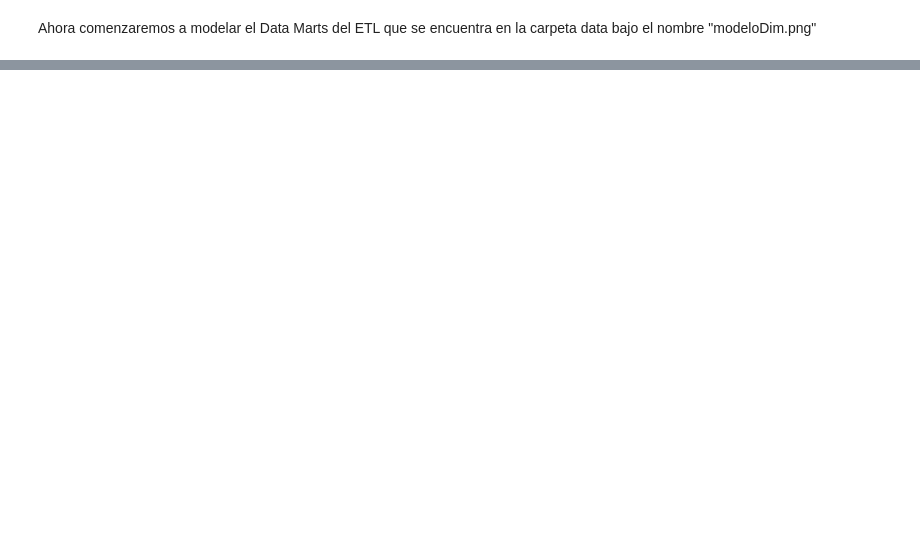
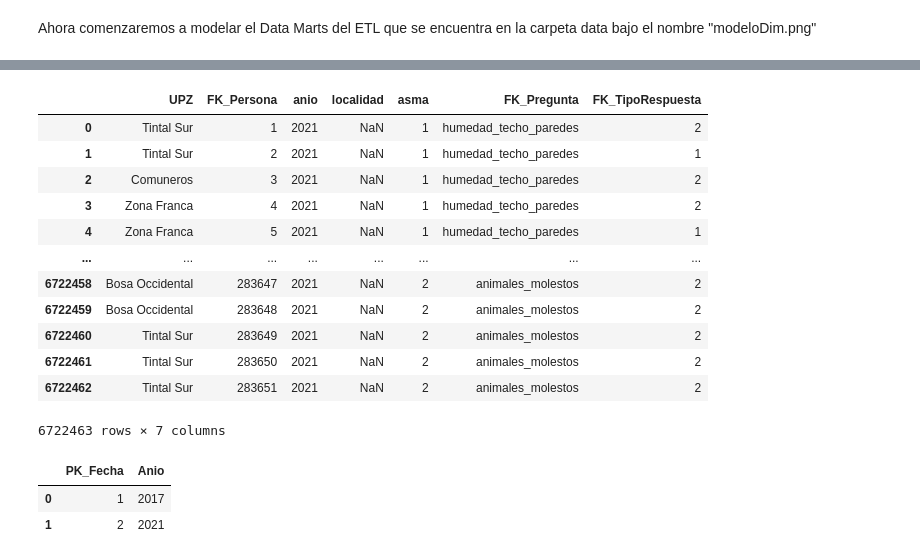
Before and after one commit to JMarts32/proyecto2BI, a Jupyter notebook: data.ipynb, the cells around one changed output, grey strips where cells are left out. Saved outputs shown, nothing was run; the diff lists cells and outputs as text; code cells hidden in the pictures; blank space fills up the shorter version.

```diff
--- a/data.ipynb
+++ b/data.ipynb
@@ -65,12 +108,30 @@ df_complete
 # %%
-df_complete = pd.melt(df_complete, id_vars=['FK_Persona', 'anio', 'localidad', 'asma'], value_vars=['humedad_techo_paredes', 'goteras', 'fallas_tuberia', 'grietas_techo_paredes', 'grietas_piso', 'tejas_mal_estado', 'material_exteriores', 'material_pisos', 'fabricas_c', 'basureros_c', 'plazas_c', 'terminal_c', 'bares_c', 'ollas_c', 'lotes_oscuros_c', 'central_e_c', 'canos_c', 'incendio_c', 'talleres_c', 'contaminacion_aire', 'malos_olores', 'mal_uso_basuras', 'animales_molestos'], var_name='FK_Pregunta', value_name='FK_TipoRespuesta')
+df_complete = pd.melt(df_complete, id_vars=["UPZ",'FK_Persona', 'anio', 'localidad', 'asma'], value_vars=['humedad_techo_paredes', 'goteras', 'fallas_tuberia', 'grietas_techo_paredes', 'grietas_piso', 'tejas_mal_estado', 'material_exteriores', 'material_pisos', 'fabricas_c', 'basureros_c', 'plazas_c', 'terminal_c', 'bares_c', 'ollas_c', 'lotes_oscuros_c', 'central_e_c', 'canos_c', 'incendio_c', 'talleres_c', 'contaminacion_aire', 'malos_olores', 'mal_uso_basuras', 'animales_molestos'], var_name='FK_Pregunta', value_name='FK_TipoRespuesta')
 df_complete
+# %% [output]
+|  | UPZ | FK_Persona | anio | localidad | asma | FK_Pregunta | FK_TipoRespuesta |
+| 0 | Tintal Sur | 1 | 2021 | NaN | 1 | humedad_techo_paredes | 2 |
+| 1 | Tintal Sur | 2 | 2021 | NaN | 1 | humedad_techo_paredes | 1 |
+| 2 | Comuneros | 3 | 2021 | NaN | 1 | humedad_techo_paredes | 2 |
+| 3 | Zona Franca | 4 | 2021 | NaN | 1 | humedad_techo_paredes | 2 |
+| 4 | Zona Franca | 5 | 2021 | NaN | 1 | humedad_techo_paredes | 1 |
+| ... | ... | ... | ... | ... | ... | ... | ... |
+| 6722458 | Bosa Occidental | 283647 | 2021 | NaN | 2 | animales_molestos | 2 |
+| 6722459 | Bosa Occidental | 283648 | 2021 | NaN | 2 | animales_molestos | 2 |
+| 6722460 | Tintal Sur | 283649 | 2021 | NaN | 2 | animales_molestos | 2 |
+| 6722461 | Tintal Sur | 283650 | 2021 | NaN | 2 | animales_molestos | 2 |
+| 6722462 | Tintal Sur | 283651 | 2021 | NaN | 2 | animales_molestos | 2 |
+6722463 rows × 7 columns
 # %%
 df_complete.rename(columns={"anio": "FK_Fecha"}, inplace=True)
 # %%
 df_complete.replace({'FK_Fecha': {2017: 1, 2021: 2}}, inplace=True)
 df_fecha = pd.DataFrame({'PK_Fecha': [1, 2], 'Anio': [2017, 2021]})
 df_fecha
+# %% [output]
+|  | PK_Fecha | Anio |
+| 0 | 1 | 2017 |
+| 1 | 2 | 2021 |
 # %%
 dict_localidad = {}
 
```
Also changed, not shown: parts of 16 cells of this notebook, 4 other files.
